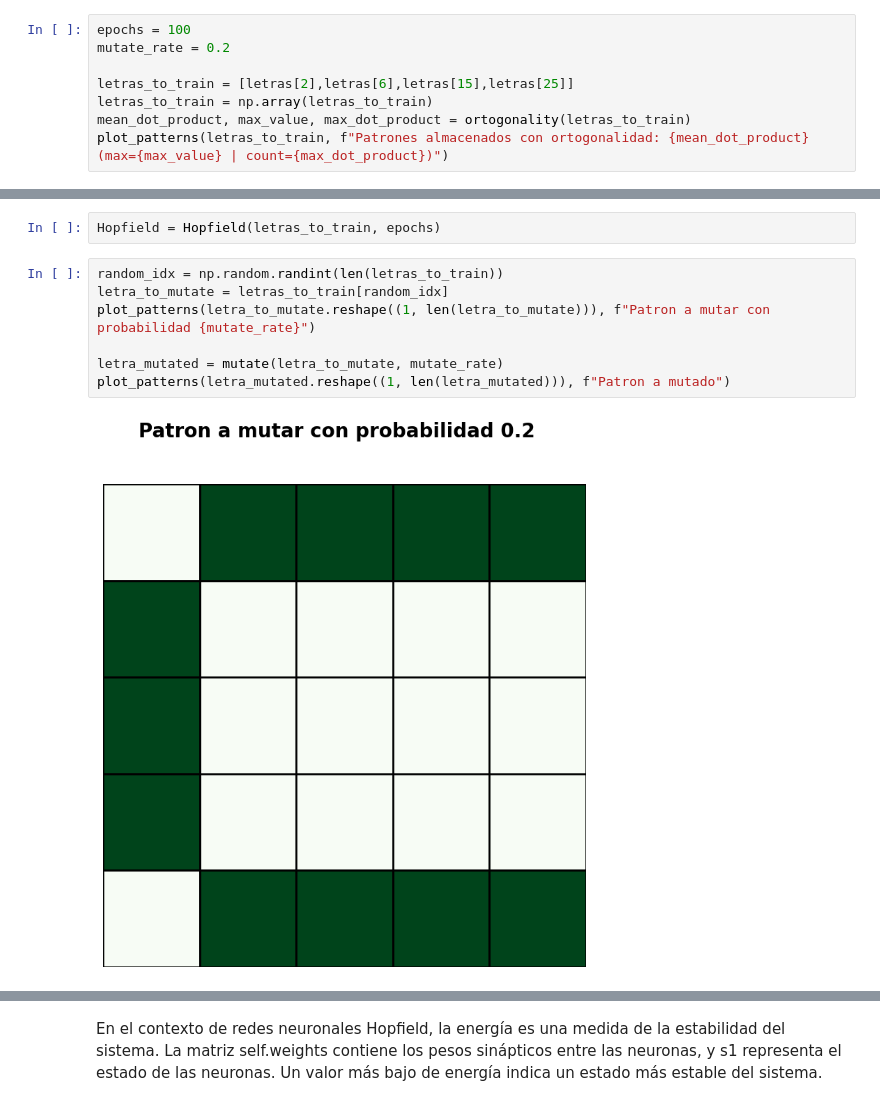
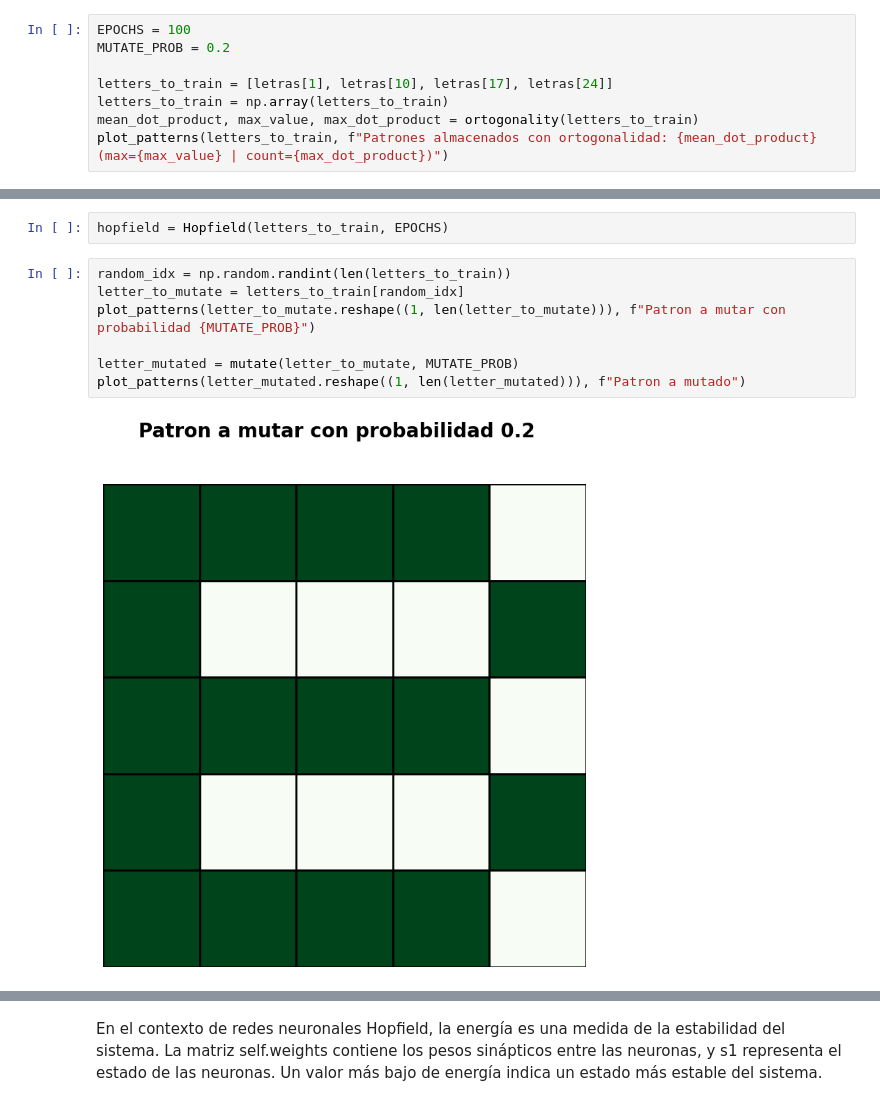
Before and after one commit to marianopm/sia-tp4-2, a Jupyter notebook: hopfield-test.ipynb, the cells around one changed output, grey strips where cells are left out. Drawn from its saved outputs; the diff is of its cells as text.

```diff
--- a/hopfield-test.ipynb
+++ b/hopfield-test.ipynb
@@ -7,9 +8,9 @@ plot_patterns(letras, 'Letras')
 # %%
-epochs = 100
-mutate_rate = 0.2
+EPOCHS = 100
+MUTATE_PROB = 0.2
 
-letras_to_train = [letras[2],letras[6],letras[15],letras[25]]
-letras_to_train = np.array(letras_to_train)
-mean_dot_product, max_value, max_dot_product = ortogonality(letras_to_train)
-plot_patterns(letras_to_train, f"Patrones almacenados con ortogonalidad: {mean_dot_product} (max={max_value} | count={max_dot_product})")
+letters_to_train = [letras[1], letras[10], letras[17], letras[24]]
+letters_to_train = np.array(letters_to_train)
+mean_dot_product, max_value, max_dot_product = ortogonality(letters_to_train)
+plot_patterns(letters_to_train, f"Patrones almacenados con ortogonalidad: {mean_dot_product} (max={max_value} | count={max_dot_product})")
 # %% [output]
@@ -17,11 +18,11 @@ plot_patterns(letras_to_train, f"Patrones almacenados con ortogonalidad: {mean_d
-# %%
-Hopfield = Hopfield(letras_to_train, epochs)
+# %%
+hopfield = Hopfield(letters_to_train, EPOCHS)
 # %%
-random_idx = np.random.randint(len(letras_to_train))
-letra_to_mutate = letras_to_train[random_idx]
-plot_patterns(letra_to_mutate.reshape((1, len(letra_to_mutate))), f"Patron a mutar con probabilidad {mutate_rate}")
+random_idx = np.random.randint(len(letters_to_train))
+letter_to_mutate = letters_to_train[random_idx]
+plot_patterns(letter_to_mutate.reshape((1, len(letter_to_mutate))), f"Patron a mutar con probabilidad {MUTATE_PROB}")
 
-letra_mutated = mutate(letra_to_mutate, mutate_rate)
-plot_patterns(letra_mutated.reshape((1, len(letra_mutated))), f"Patron a mutado")
+letter_mutated = mutate(letter_to_mutate, MUTATE_PROB)
+plot_patterns(letter_mutated.reshape((1, len(letter_mutated))), f"Patron a mutado")
 # %% [output]
-[figure, old version]
+[figure, new version]
```
Also changed, not shown: parts of 4 cells of this notebook.
